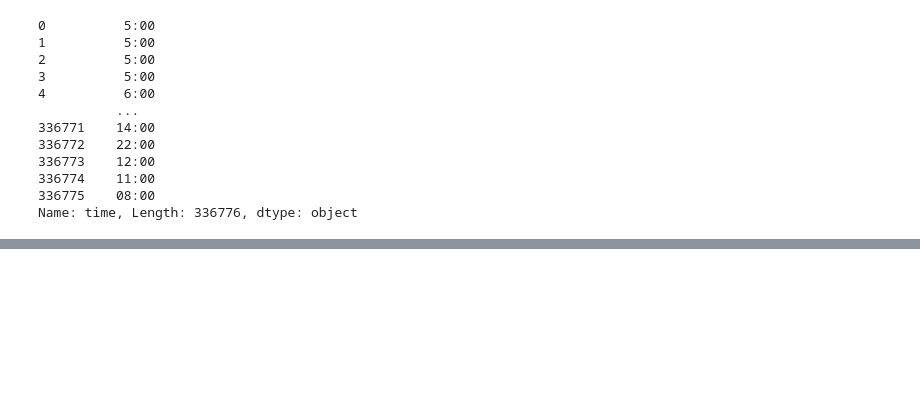
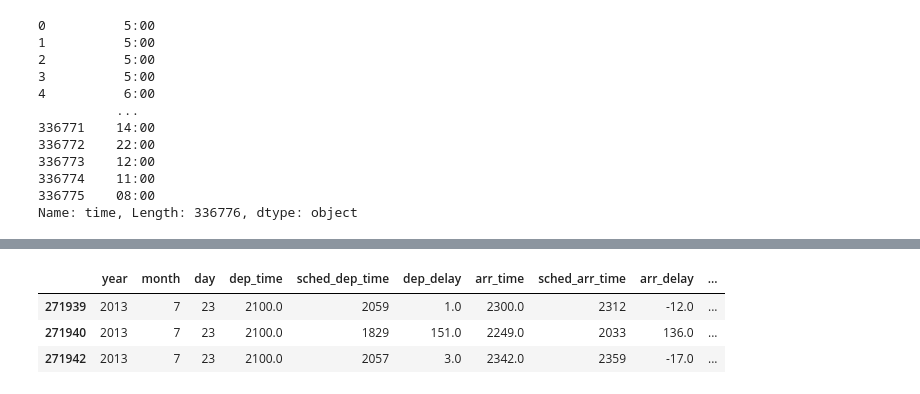
Before and after one commit to bill-unitech2021/Flight-Delay-using-a-Stacked-Model, a Jupyter notebook: Project_A/prediction.ipynb, the cells around one changed output, grey strips where cells are left out. Saved outputs shown, nothing was run; the diff lists cells and outputs as text; code cells hidden in the pictures; blank space fills up the shorter version.

```diff
--- a/Project_A/prediction.ipynb
+++ b/Project_A/prediction.ipynb
@@ -443,0 +571,7 @@ flights = flights.apply(revise_time_format, axis=1)
+# %%
+flights[(flights['dep_time'] == 2100.0) & (flights['date'] == '2013-07-23') & (flights['origin'] == 'EWR')]
+# %% [output]
+|  | year | month | day | dep_time | sched_dep_time | dep_delay | arr_time | sched_arr_time | arr_delay | ... |
+| 271939 | 2013 | 7 | 23 | 2100.0 | 2059 | 1.0 | 2300.0 | 2312 | -12.0 | ... |
+| 271940 | 2013 | 7 | 23 | 2100.0 | 1829 | 151.0 | 2249.0 | 2033 | 136.0 | ... |
+| 271942 | 2013 | 7 | 23 | 2100.0 | 2057 | 3.0 | 2342.0 | 2359 | -17.0 | ... |
```
Also changed, not shown: parts of 13 cells of this notebook.
